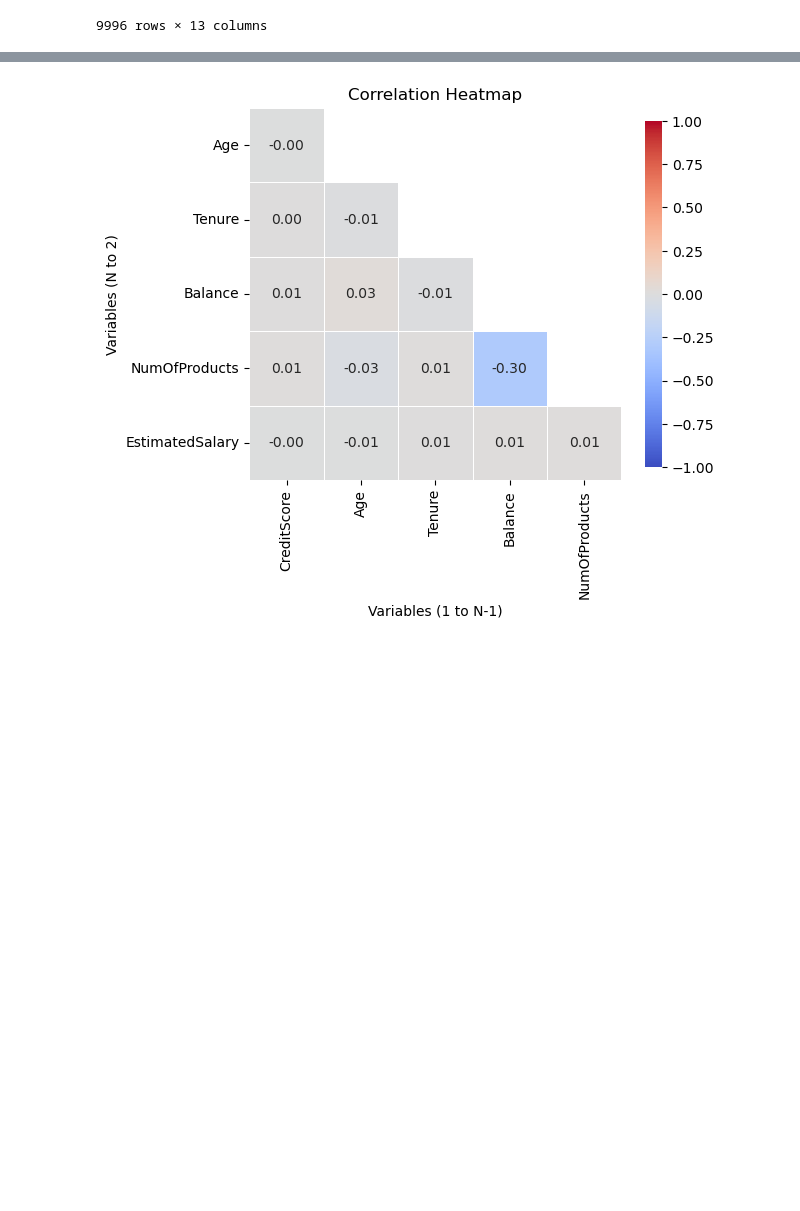
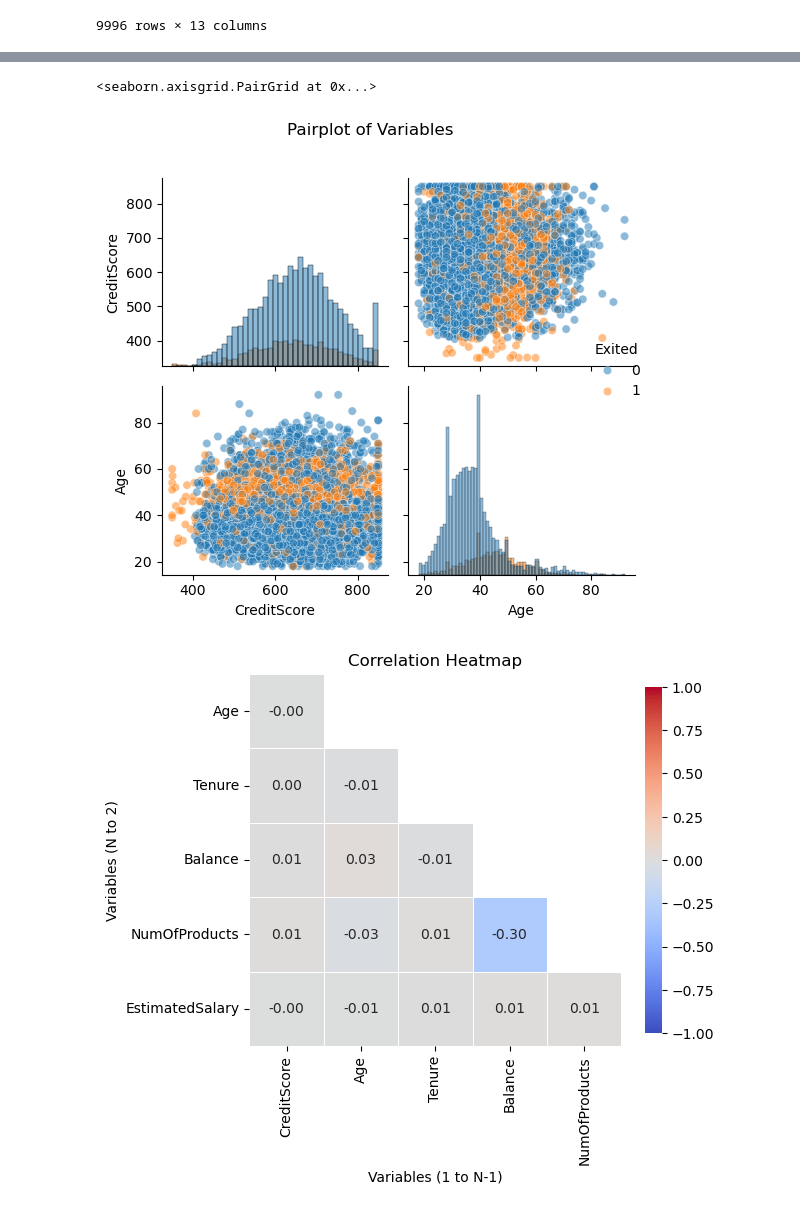
Before and after one commit to davexat/Customer_Churn_Predictor, a Jupyter notebook: notebooks/2.0_dsb_data_exploration.ipynb, the cells around one changed output, grey strips where cells are left out. Saved outputs shown, nothing was run; the diff lists cells and outputs as text; code cells hidden in the pictures; blank space fills up the shorter version.

```diff
--- a/notebooks/2.0_dsb_data_exploration.ipynb
+++ b/notebooks/2.0_dsb_data_exploration.ipynb
@@ -36,3 +55,8 @@ num_vars = [
+# %%
+plots.plot_pairplot(df, ['CreditScore', 'Age'], 'Exited')
+# %% [output]
+<seaborn.axisgrid.PairGrid at 0x...>
+[figure, added]
 # %%
 plots.plot_correlation_heatmap(df[not_cat_vars])
 # %% [output]
```
Also changed, not shown: parts of 5 cells of this notebook, 1 other file.
